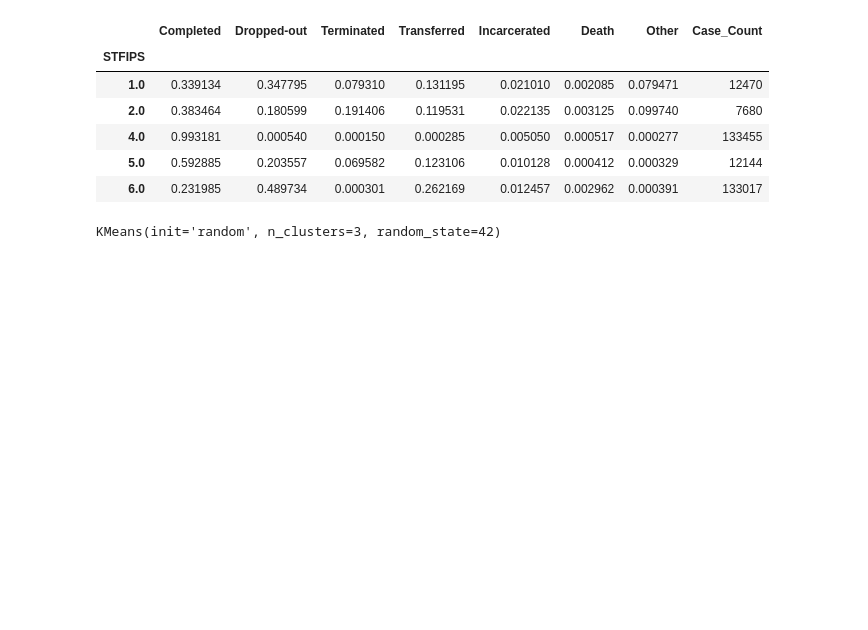
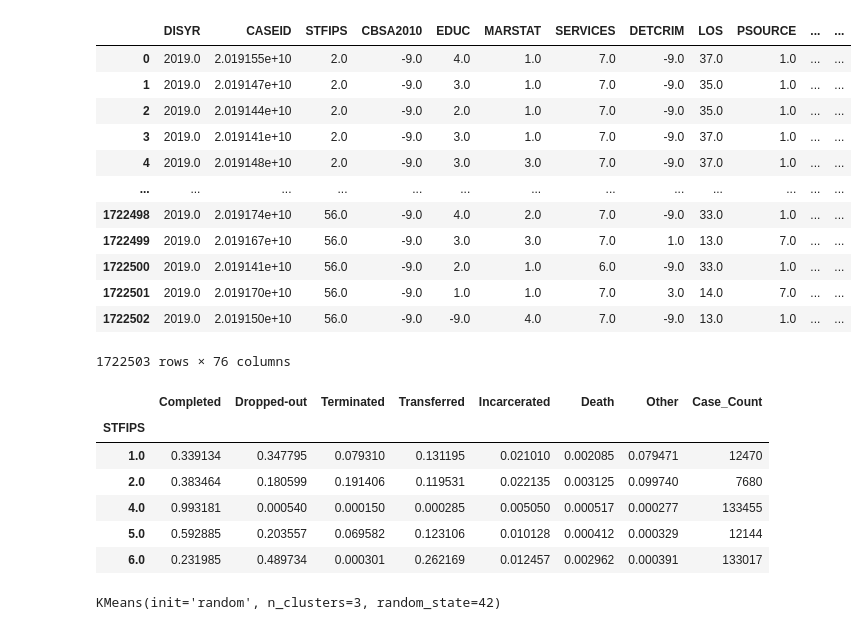
Before and after one commit to ricky-wong/siads697-project, a Jupyter notebook: notebooks/03_States_Clustering_Attempts.ipynb, the cells around one changed output. Saved outputs shown, nothing was run; the diff lists cells and outputs as text; code cells hidden in the pictures; blank space fills up the shorter version.

```diff
--- a/notebooks/03_States_Clustering_Attempts.ipynb
+++ b/notebooks/03_States_Clustering_Attempts.ipynb
@@ -32,3 +38,20 @@ df_discharge_2019 = pd.read_stata(path)
+# %%
+df_discharge_2019 = pd.read_stata('../dataset/TEDS-D-2019-DS0001-bndl-data-stata_V1_0.zip', compression='zip')
+df_discharge_2019
+# %% [output]
+|  | DISYR | CASEID | STFIPS | CBSA2010 | EDUC | MARSTAT | SERVICES | DETCRIM | LOS | PSOURCE | ... | ... |
+| 0 | 2019.0 | 2.019155e+10 | 2.0 | -9.0 | 4.0 | 1.0 | 7.0 | -9.0 | 37.0 | 1.0 | ... | ... |
+| 1 | 2019.0 | 2.019147e+10 | 2.0 | -9.0 | 3.0 | 1.0 | 7.0 | -9.0 | 35.0 | 1.0 | ... | ... |
+| 2 | 2019.0 | 2.019144e+10 | 2.0 | -9.0 | 2.0 | 1.0 | 7.0 | -9.0 | 35.0 | 1.0 | ... | ... |
+| 3 | 2019.0 | 2.019141e+10 | 2.0 | -9.0 | 3.0 | 1.0 | 7.0 | -9.0 | 37.0 | 1.0 | ... | ... |
+| 4 | 2019.0 | 2.019148e+10 | 2.0 | -9.0 | 3.0 | 3.0 | 7.0 | -9.0 | 37.0 | 1.0 | ... | ... |
+| ... | ... | ... | ... | ... | ... | ... | ... | ... | ... | ... | ... | ... |
+| 1722498 | 2019.0 | 2.019174e+10 | 56.0 | -9.0 | 4.0 | 2.0 | 7.0 | -9.0 | 33.0 | 1.0 | ... | ... |
+| 1722499 | 2019.0 | 2.019167e+10 | 56.0 | -9.0 | 3.0 | 3.0 | 7.0 | 1.0 | 13.0 | 7.0 | ... | ... |
+| 1722500 | 2019.0 | 2.019141e+10 | 56.0 | -9.0 | 2.0 | 1.0 | 6.0 | -9.0 | 33.0 | 1.0 | ... | ... |
+| 1722501 | 2019.0 | 2.019170e+10 | 56.0 | -9.0 | 1.0 | 1.0 | 7.0 | 3.0 | 14.0 | 7.0 | ... | ... |
+| 1722502 | 2019.0 | 2.019150e+10 | 56.0 | -9.0 | -9.0 | 4.0 | 7.0 | -9.0 | 13.0 | 1.0 | ... | ... |
+1722503 rows × 76 columns
 # %%
 cluster_df = df_discharge_2019[['STFIPS', 'REASON']]
 # %%
```
Also changed, not shown: parts of 7 cells of this notebook, 2 other files.
